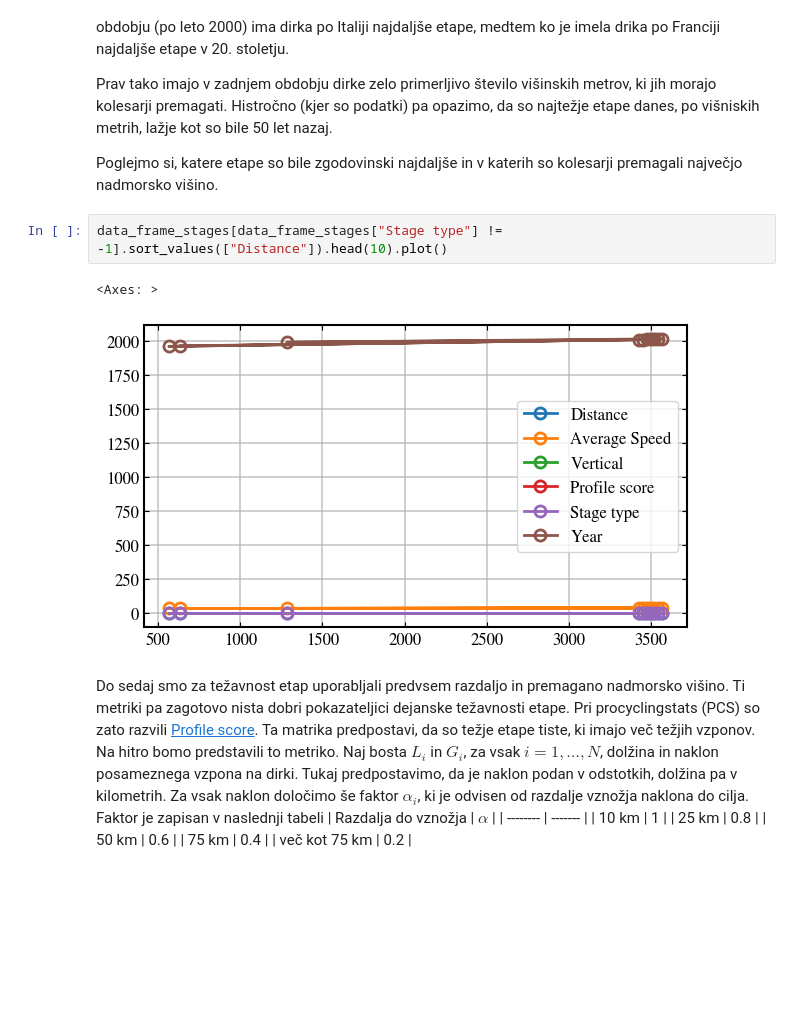
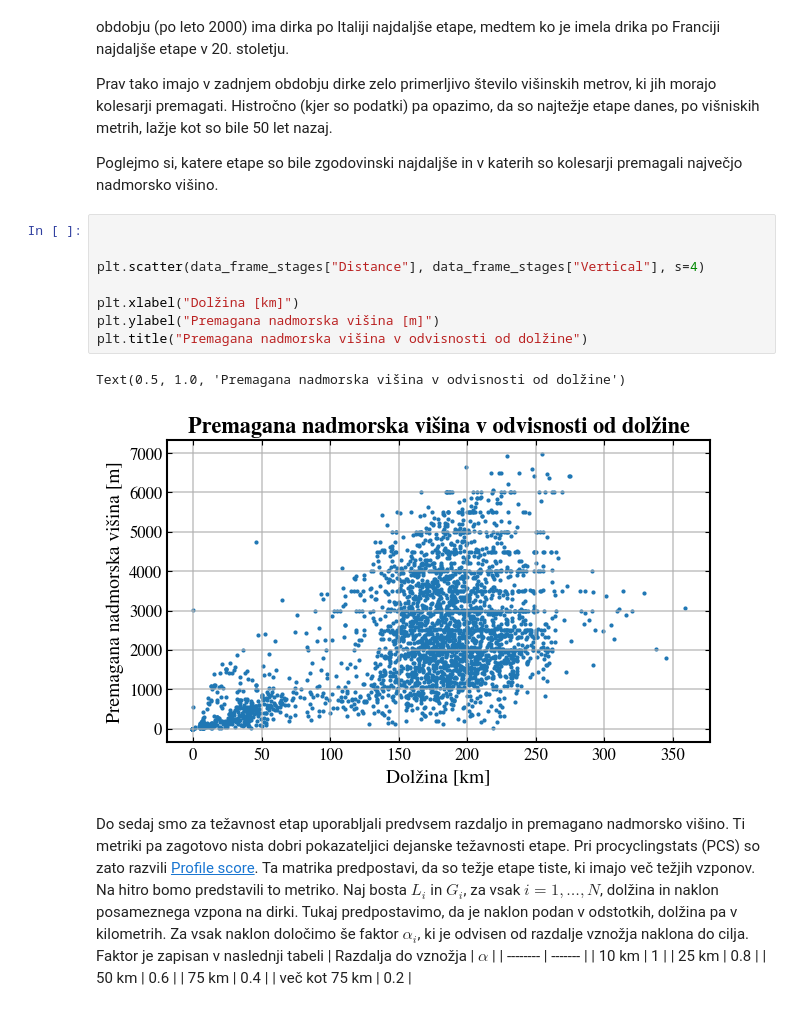
Before and after one commit to ziga-vaupotic/uvp-projektna, a Jupyter notebook: analyses/analiza-dirk.ipynb, the cells around one changed output. Drawn from its saved outputs; the diff is of its cells as text; blank space fills up the shorter version.

```diff
--- a/analyses/analiza-dirk.ipynb
+++ b/analyses/analiza-dirk.ipynb
@@ -92,10 +104,16 @@ Prav tako imajo v zadnjem obdobju dirke zelo primerljivo število višinskih met
 
 Poglejmo si, katere etape so bile zgodovinski najdaljše in v katerih so kolesarji premagali največjo nadmorsko višino.
 # %%
-data_frame_stages[data_frame_stages["Stage type"] != -1].sort_values(["Distance"]).head(10).plot()
+
+
+plt.scatter(data_frame_stages["Distance"], data_frame_stages["Vertical"], s=4)
+
+plt.xlabel("Dolžina [km]")
+plt.ylabel("Premagana nadmorska višina [m]")
+plt.title("Premagana nadmorska višina v odvisnosti od dolžine")
 # %% [output]
-<Axes: >
+Text(0.5, 1.0, 'Premagana nadmorska višina v odvisnosti od dolžine')
-[figure, old version]
+[figure, new version]
 # %% [markdown]
 Do sedaj smo za težavnost etap uporabljali predvsem razdaljo in premagano nadmorsko višino. Ti metriki pa zagotovo nista dobri pokazateljici dejanske težavnosti etape. Pri procyclingstats (PCS) so zato razvili [Profile score](https://www.procyclingstats.com/info/profile-score-explained). Ta matrika predpostavi, da so težje etape tiste, ki imajo več težjih vzponov. Na hitro bomo predstavili to metriko. Naj bosta $L_i$ in $G_i$, za vsak $i=1, \dots, N$, dolžina in naklon posameznega vzpona na dirki. Tukaj predpostavimo, da je naklon podan v odstotkih, dolžina pa v kilometrih. Za vsak naklon določimo še faktor $α_i$, ki je odvisen od razdalje vznožja naklona do cilja. Faktor je zapisan v naslednji tabeli
 | Razdalja do vznožja    | $\alpha$ |
```
Also changed, not shown: parts of 19 cells of this notebook, 4 other files.
